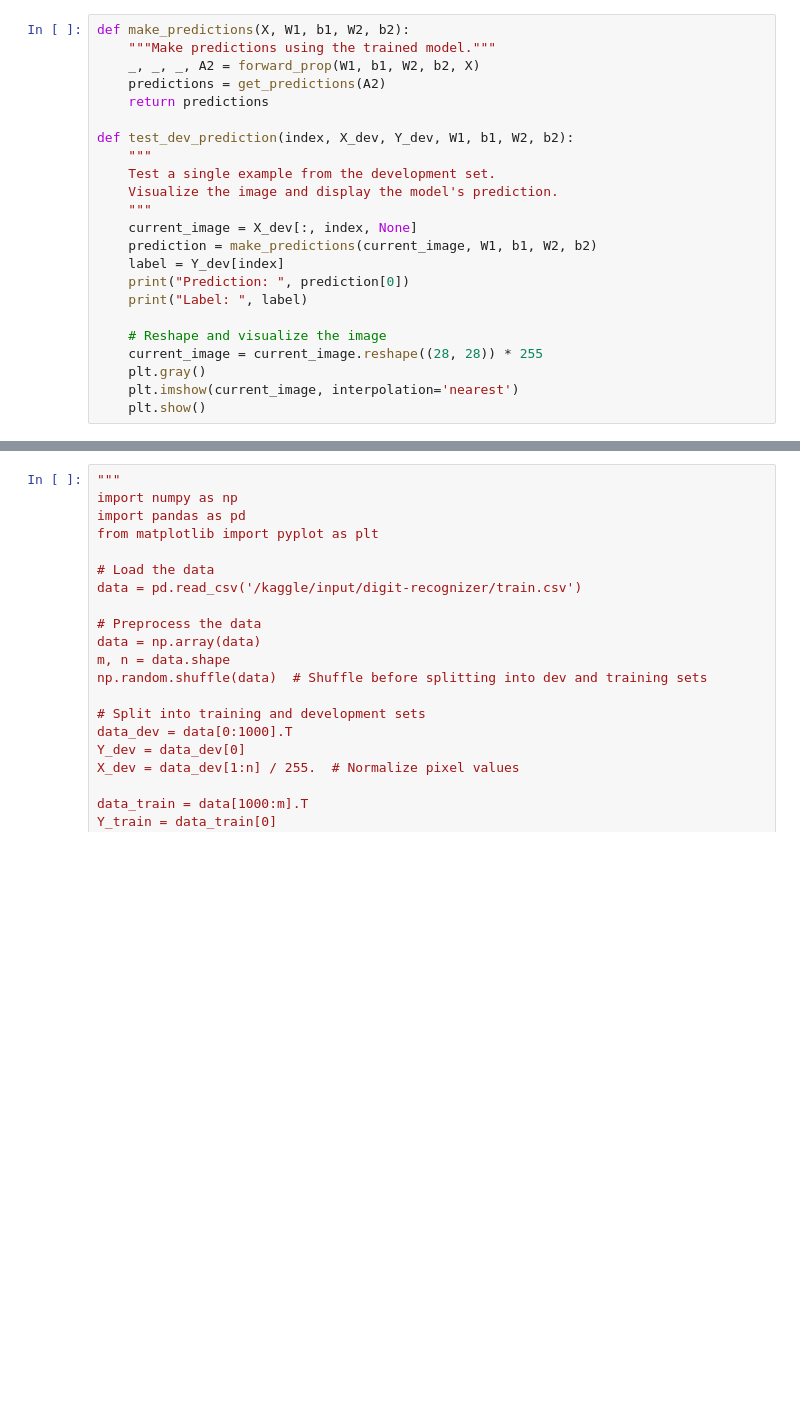
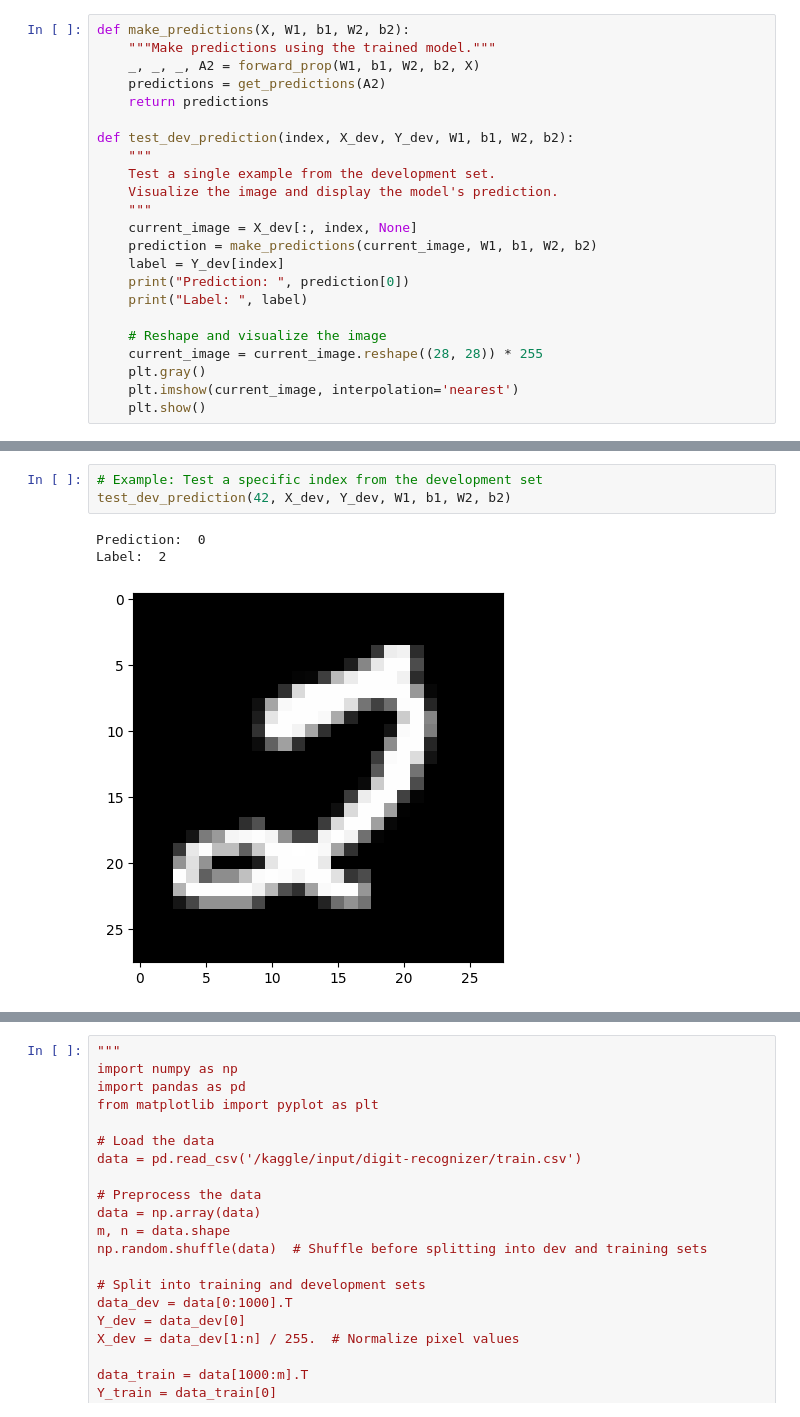
Before and after one commit to ol752274/Ml_Project1, a Jupyter notebook: mlp.ipynb, the cells around one changed output, grey strips where cells are left out. Saved outputs shown, nothing was run; the diff lists cells and outputs as text; blank space fills up the shorter version.

```diff
--- a/mlp.ipynb
+++ b/mlp.ipynb
@@ -199,3 +195,10 @@ Label:  4
+# %%
+# Example: Test a specific index from the development set
+test_dev_prediction(42, X_dev, Y_dev, W1, b1, W2, b2)
+# %% [output]
+Prediction:  0
+Label:  2
+[figure, added]
 # %%
 # Evaluate accuracy on the development set
 dev_predictions = make_predictions(X_dev, W1, b1, W2, b2)
```
Also changed, not shown: parts of 10 cells of this notebook, 9 other files.
